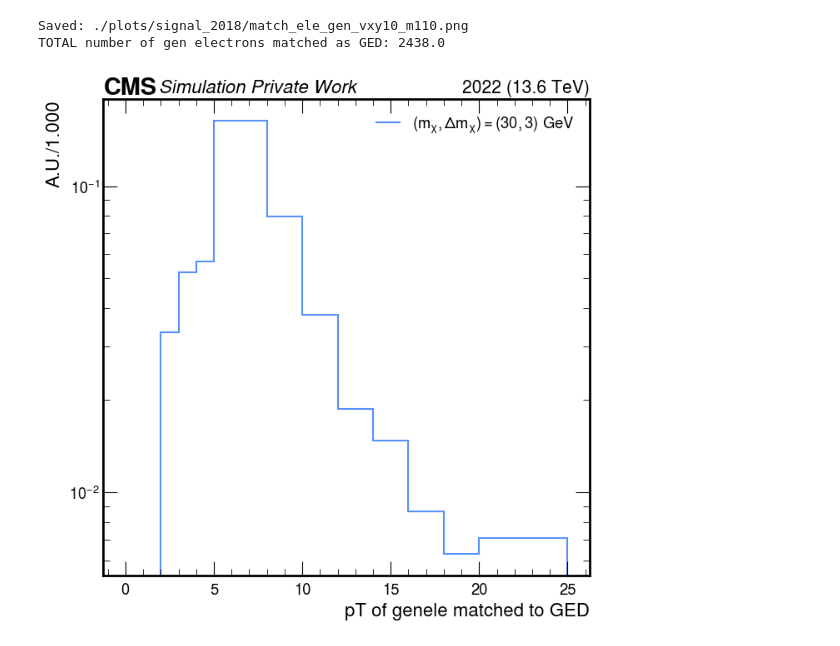
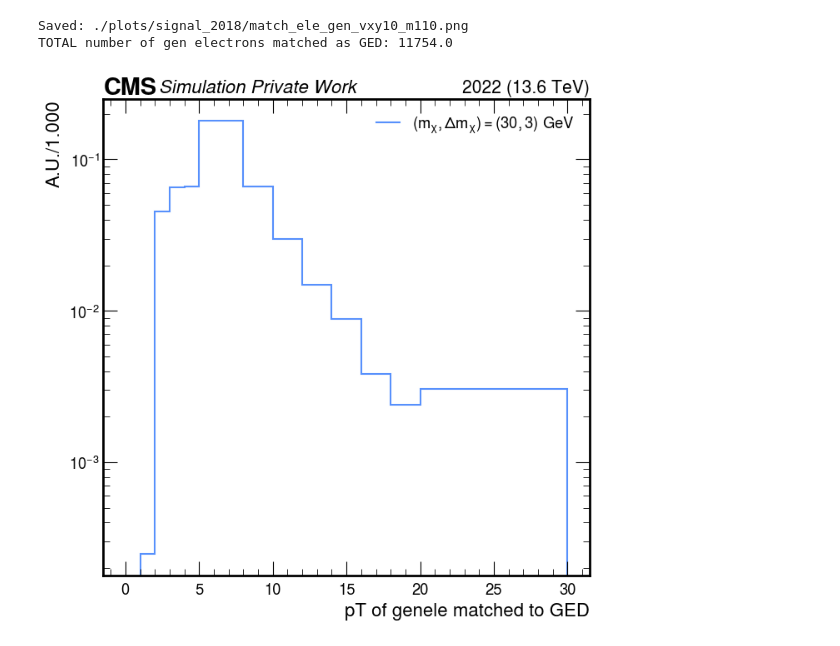
Before and after one commit to cms-idm/IDM, a Jupyter notebook: python_analysis/exampleNotebooks/EREvsLptAllInOne_m1_30.ipynb, the cells around one changed output. Saved outputs shown, nothing was run; the diff lists cells and outputs as text; code cells hidden in the pictures.

```diff
--- a/python_analysis/exampleNotebooks/EREvsLptAllInOne_m1_30.ipynb
+++ b/python_analysis/exampleNotebooks/EREvsLptAllInOne_m1_30.ipynb
@@ -167,40 +170,40 @@ fig, ax = plt.subplots(figsize=(7,7))
 
 
 
-plot_dict = {'variable': 'pT_genElePos_GED', 'cut': 'cut3', 'year': 2022}
+plot_dict = {'variable': 'pT_genElePos_GED', 'cut': 'cut1', 'year': 2022}
 
 style_dict = {
     'fig': fig,
     'ax': ax,
     'rebin': None,
     'xlim': None,     # if None, the default will show up; otherwise give as a list, i.e. [0, 10]
     'doLogy': True,
     'doLogx': False,
     'doDensity': True,
     'doYerr': False,
     #'xlabel': "pT of gen electrons(matched to 'R')",
     'xlabel': "pT of genele matched to GED",              # if None, the default will show up; otherwise give as a string, i.e. 'Electron dxy'
     'ylabel': None,   # if None, the default will show up; otherwise give as a string, i.e. 'Efficiency'
     'label': None  ,    # if None, the default will show up; otherwise give as a string, i.e. 'Highest ctau signal samples'
     'flow': None,     # overflow
     'doSave': True,
     'outDir': './plots/signal_2018',
     'outName': f'match_ele_gen_vxy10_m110.png'
 }
 m1=30
 delta = 0.1
 ctau = 10
 
 counts_GED, edges_GED = ptools.plot_signal_1D(sig_histo, m1, delta, ctau, plot_dict, style_dict)
 
 bins_x_GED = (edges_GED[:-1] + edges_GED[ 1:])*(0.5)
 
 total_GED = np.sum(counts_GED)
 print ("TOTAL number of gen electrons matched as GED:", total_GED)
 # %% [output]
 Saved: ./plots/signal_2018/match_ele_gen_vxy10_m110.png
-TOTAL number of gen electrons matched as GED: 2438.0
+TOTAL number of gen electrons matched as GED: 11754.0
-[figure, old version]
+[figure, new version]
 # %%
 def eff_determine_unc(n, d):
     eff = np.divide(n, d)
```
Also changed, not shown: parts of 6 cells of this notebook, 5 other files.
